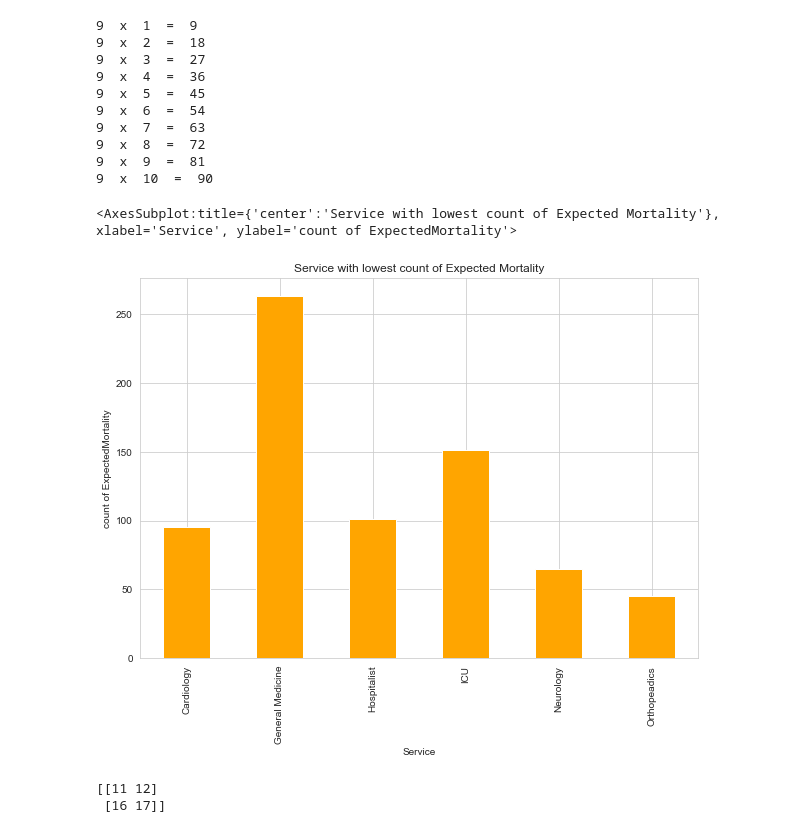
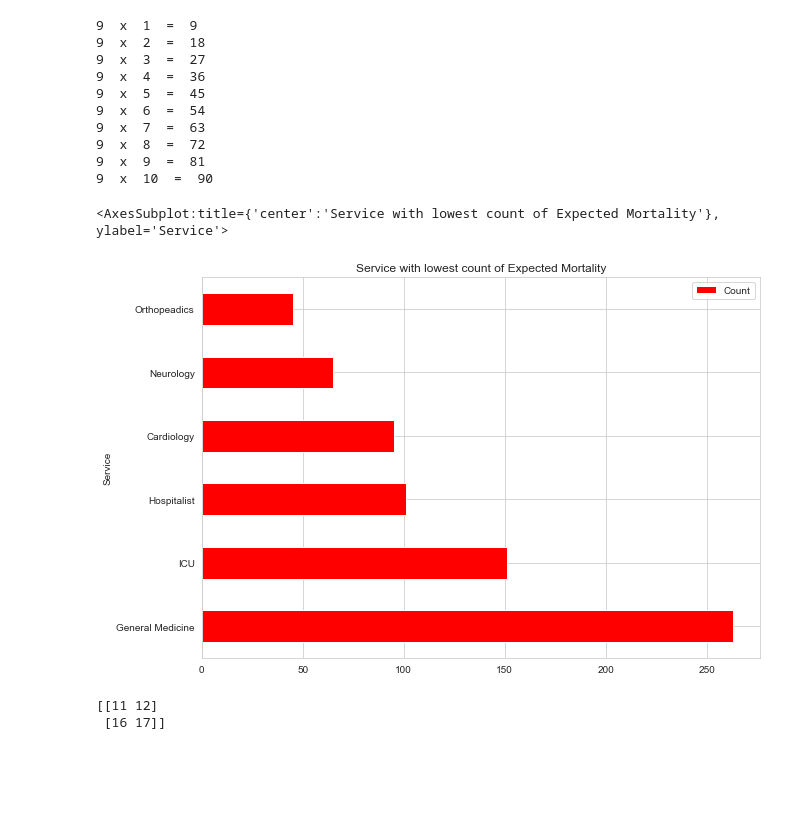
Before and after one commit to KalyaniKurakula/NumpyWarriors1, a Jupyter notebook: Hackthon/NumpyWarriors.ipynb, the cells around one changed output. Saved outputs shown, nothing was run; the diff lists cells and outputs as text; code cells hidden in the pictures; blank space fills up the shorter version.

```diff
--- a/Hackthon/NumpyWarriors.ipynb
+++ b/Hackthon/NumpyWarriors.ipynb
@@ -566,16 +577,14 @@ Multiplication_table(n)
 # %%
 #Q33 Using a bar chart, which Service had the lowest count of Expected Mortality?
 df = pd.read_excel("HospitalDatabase .xlsx",sheet_name="ReAdmissionRegistry")
-
-df=df.groupby('Service')['ExpectedMortality'].size()
-plt.title("Service with lowest count of Expected Mortality")
-plt.xlabel("Service")
-plt.ylabel("count of ExpectedMortality")
-df.plot(kind="bar",figsize=(10, 7), color = 'orange')
+#Finding the count of expected Mortality by service and sorting it
+df=df.groupby('Service')['ExpectedMortality'].size().reset_index(name='Count').sort_values('Count',ascending=False)
+#Plot horizontal bars
+df.plot(kind="barh",figsize=(10, 7), x='Service',y='Count',title='Service with lowest count of Expected Mortality',color='red')
 # Conclusion : Orthopedics had the lowest count of Expected Mortality
 # %% [output]
-<AxesSubplot:title={'center':'Service with lowest count of Expected Mortality'}, xlabel='Service', ylabel='count of ExpectedMortality'>
+<AxesSubplot:title={'center':'Service with lowest count of Expected Mortality'}, ylabel='Service'>
-[figure, old version]
+[figure, new version]
 # %%
 #Q34 np.arange(1,31).reshape(6,5) Find the array slicing to get the elements with values 11,12,16,17.
 import numpy as np
```
Also changed, not shown: parts of 2 cells of this notebook.
